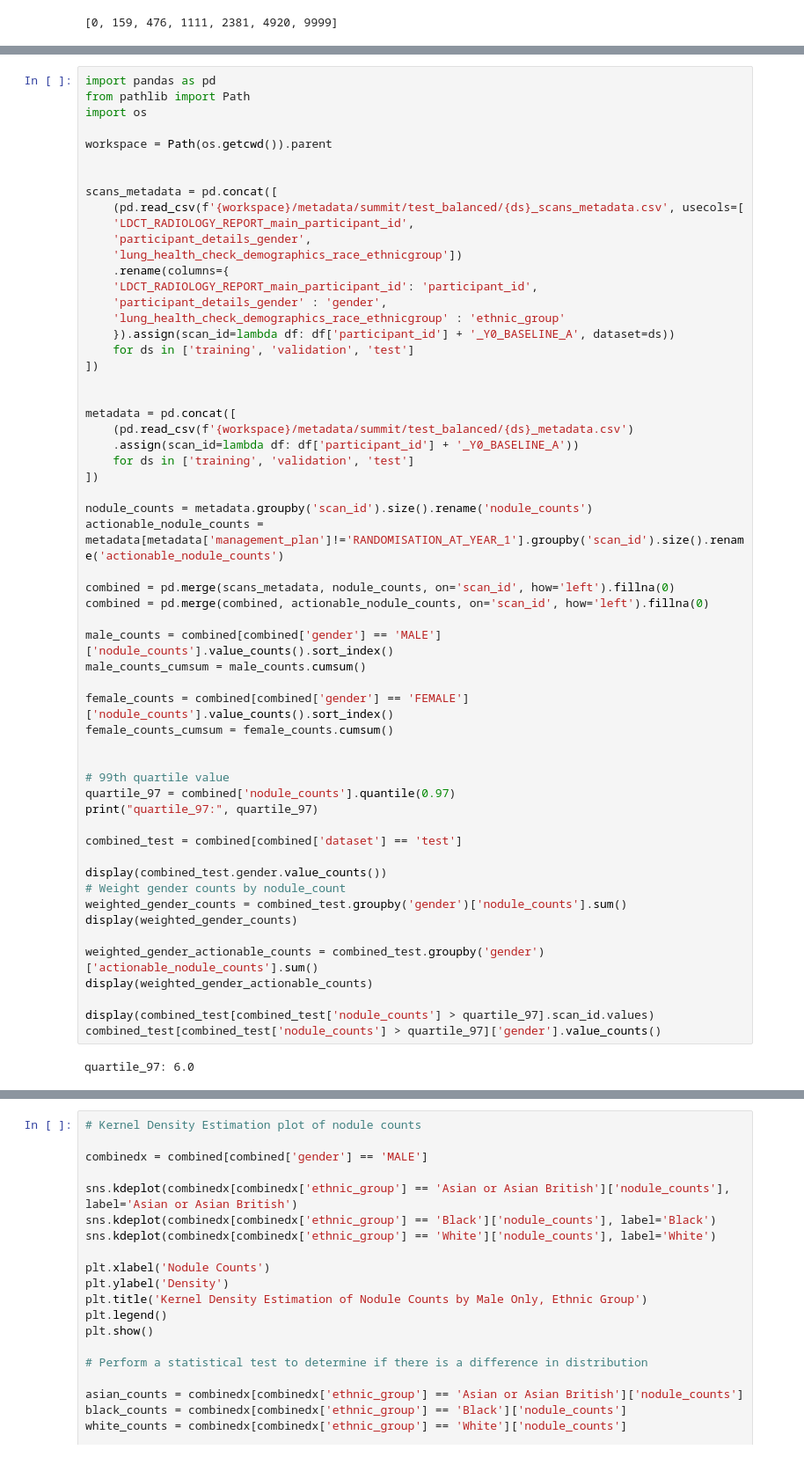
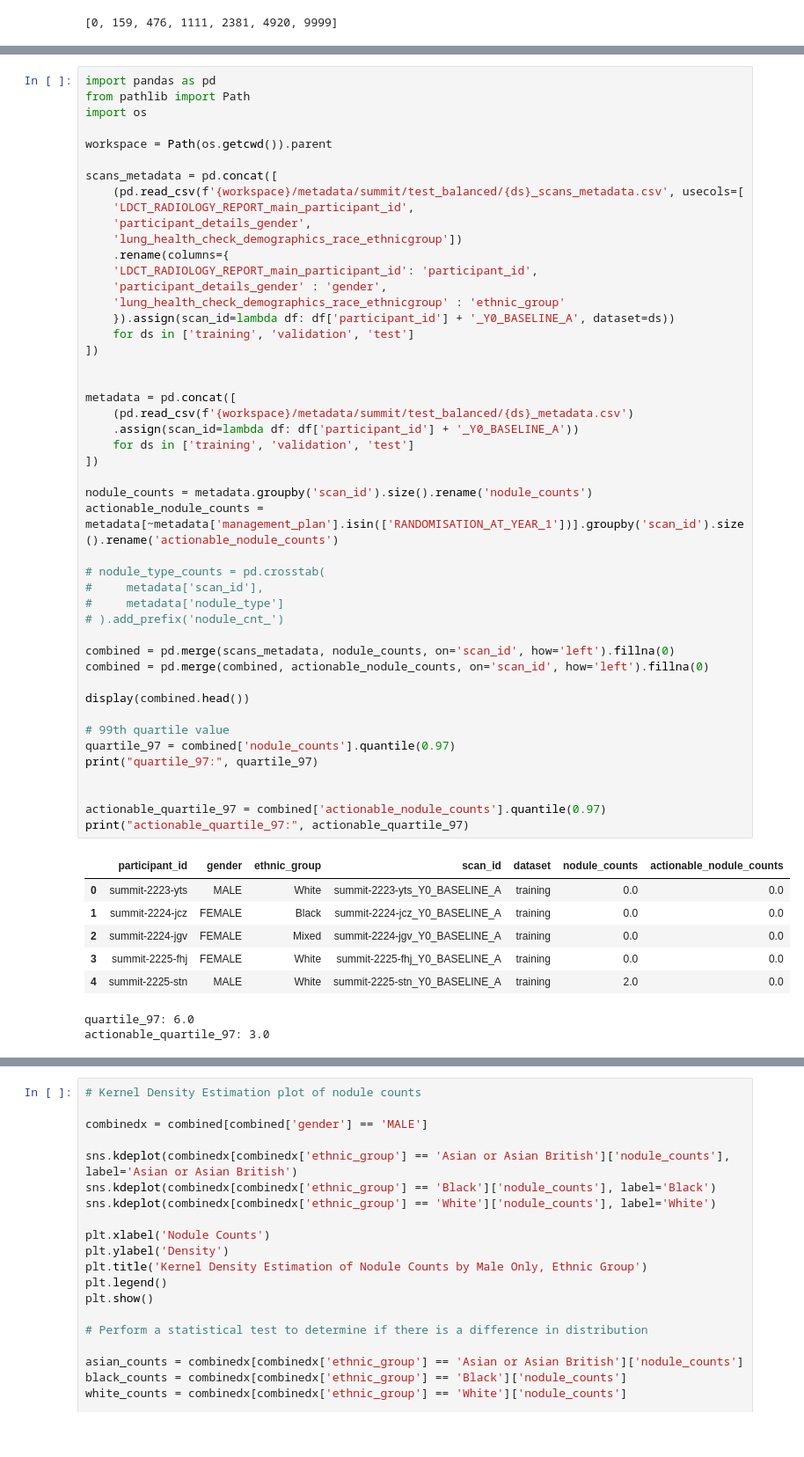
Before and after one commit to johnmccabe44/fairness-in-nodule-detection, a Jupyter notebook: workflows/prototype.ipynb, the cells around one changed output, grey strips where cells are left out. Shown at 88% size. Saved outputs shown, nothing was run; the diff lists cells and outputs as text; blank space fills up the shorter version.

```diff
--- a/workflows/prototype.ipynb
+++ b/workflows/prototype.ipynb
@@ -149,56 +149,53 @@ from pathlib import Path
 import os
 
 workspace = Path(os.getcwd()).parent
-
 
 scans_metadata = pd.concat([
     (pd.read_csv(f'{workspace}/metadata/summit/test_balanced/{ds}_scans_metadata.csv', usecols=[
     'LDCT_RADIOLOGY_REPORT_main_participant_id',
     'participant_details_gender',
     'lung_health_check_demographics_race_ethnicgroup'])
     .rename(columns={
     'LDCT_RADIOLOGY_REPORT_main_participant_id': 'participant_id',
     'participant_details_gender' : 'gender',
     'lung_health_check_demographics_race_ethnicgroup' : 'ethnic_group'
     }).assign(scan_id=lambda df: df['participant_id'] + '_Y0_BASELINE_A', dataset=ds))
     for ds in ['training', 'validation', 'test']
 ])
 
 
 metadata = pd.concat([
     (pd.read_csv(f'{workspace}/metadata/summit/test_balanced/{ds}_metadata.csv')
     .assign(scan_id=lambda df: df['participant_id'] + '_Y0_BASELINE_A'))
     for ds in ['training', 'validation', 'test']
 ])
 
 nodule_counts = metadata.groupby('scan_id').size().rename('nodule_counts')
-actionable_nodule_counts = metadata[metadata['management_plan']!='RANDOMISATION_AT_YEAR_1'].groupby('scan_id').size().rename('actionable_nodule_counts')
+actionable_nodule_counts = metadata[~metadata['management_plan'].isin(['RANDOMISATION_AT_YEAR_1'])].groupby('scan_id').size().rename('actionable_nodule_counts')
+
+# nodule_type_counts = pd.crosstab(
+#     metadata['scan_id'],
+#     metadata['nodule_type']
+# ).add_prefix('nodule_cnt_')
 
 combined = pd.merge(scans_metadata, nodule_counts, on='scan_id', how='left').fillna(0)
 combined = pd.merge(combined, actionable_nodule_counts, on='scan_id', how='left').fillna(0)
 
-male_counts = combined[combined['gender'] == 'MALE']['nodule_counts'].value_counts().sort_index()
-male_counts_cumsum = male_counts.cumsum()
-
-female_counts = combined[combined['gender'] == 'FEMALE']['nodule_counts'].value_counts().sort_index()
-female_counts_cumsum = female_counts.cumsum()
-
+display(combined.head())
 
 # 99th quartile value
 quartile_97 = combined['nodule_counts'].quantile(0.97)
 print("quartile_97:", quartile_97)
 
-combined_test = combined[combined['dataset'] == 'test']
 
-display(combined_test.gender.value_counts())
-# Weight gender counts by nodule_count
-weighted_gender_counts = combined_test.groupby('gender')['nodule_counts'].sum()
-display(weighted_gender_counts)
-
-weighted_gender_actionable_counts = combined_test.groupby('gender')['actionable_nodule_counts'].sum()
-display(weighted_gender_actionable_counts)
-
-display(combined_test[combined_test['nodule_counts'] > quartile_97].scan_id.values)
-combined_test[combined_test['nodule_counts'] > quartile_97]['gender'].value_counts()
+actionable_quartile_97 = combined['actionable_nodule_counts'].quantile(0.97)
+print("actionable_quartile_97:", actionable_quartile_97)
 # %% [output]
+|  | participant_id | gender | ethnic_group | scan_id | dataset | nodule_counts | actionable_nodule_counts |
+| 0 | summit-2223-yts | MALE | White | summit-2223-yts_Y0_BASELINE_A | training | 0.0 | 0.0 |
+| 1 | summit-2224-jcz | FEMALE | Black | summit-2224-jcz_Y0_BASELINE_A | training | 0.0 | 0.0 |
+| 2 | summit-2224-jgv | FEMALE | Mixed | summit-2224-jgv_Y0_BASELINE_A | training | 0.0 | 0.0 |
+| 3 | summit-2225-fhj | FEMALE | White | summit-2225-fhj_Y0_BASELINE_A | training | 0.0 | 0.0 |
+| 4 | summit-2225-stn | MALE | White | summit-2225-stn_Y0_BASELINE_A | training | 2.0 | 0.0 |
 quartile_97: 6.0
+actionable_quartile_97: 3.0
```
Also changed, not shown: parts of 7 cells of this notebook, 2 other files.
